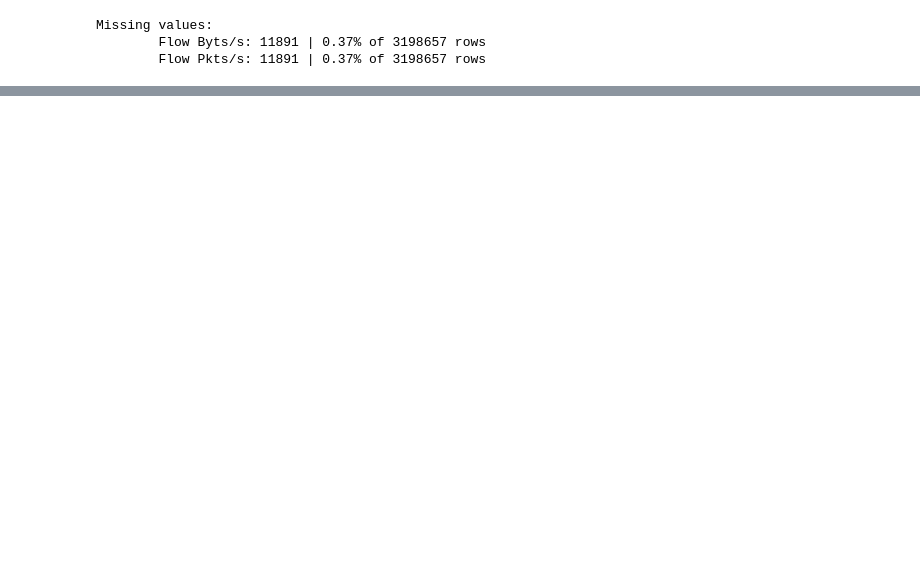
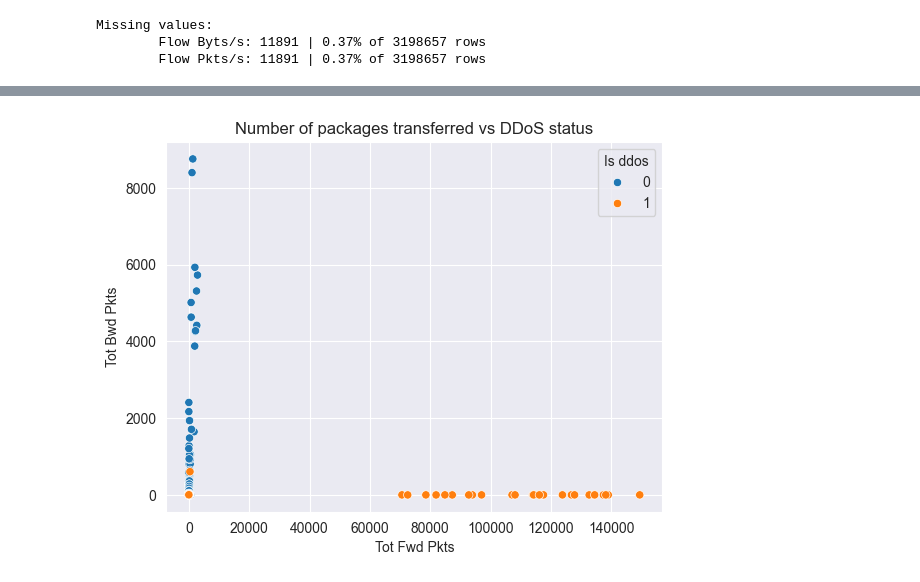
Before and after one commit to gutsy51/leti-course03, a Jupyter notebook: bd/ddos_or_not.ipynb, the cells around one changed output, grey strips where cells are left out. Drawn from its saved outputs; the diff is of its cells as text; code cells hidden in the pictures; blank space fills up the shorter version.

```diff
--- a/bd/ddos_or_not.ipynb
+++ b/bd/ddos_or_not.ipynb
@@ -331,0 +441,11 @@ After:
+# %%
+# One of the important parameters should be the number of packages transferred.
+# Show the dependence of the DDoS status on the number of sent and obtained packages.
+sns.scatterplot(
+    x='Tot Fwd Pkts', y='Tot Bwd Pkts',
+    hue='Is ddos', data=df.sample(n=100_000, random_state=0)
+)
+plt.title('Number of packages transferred vs DDoS status')
+plt.show()
+# %% [output]
+[figure, added]
```
Also changed, not shown: parts of 31 cells of this notebook.
